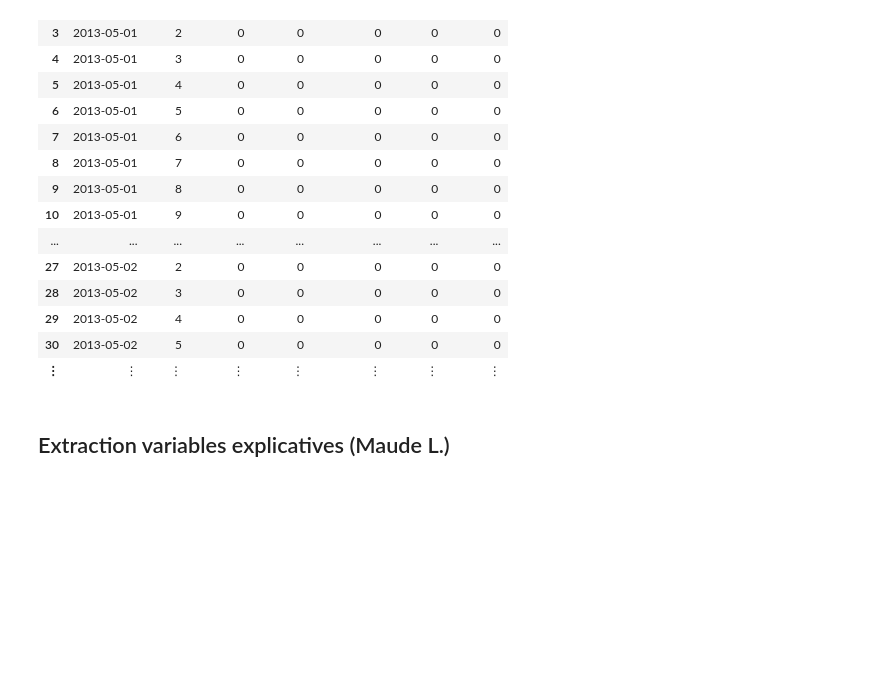
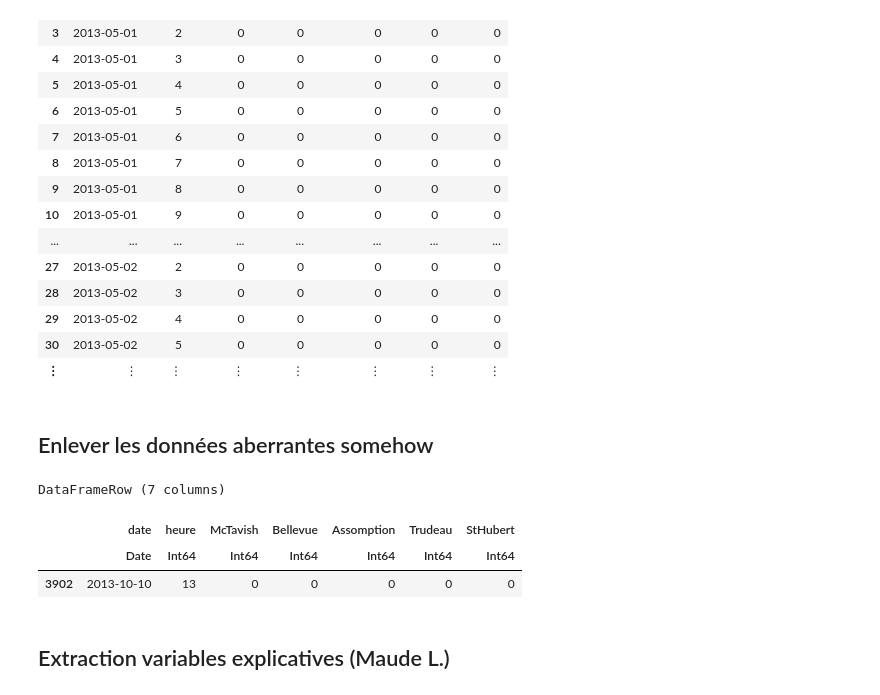
Before and after one commit to gafaua/projetMTH3302, a Jupyter notebook: ProjetA19.ipynb, the cells around one changed output. Cells and saved outputs as stored; diff of their text form; code cells hidden in the pictures; blank space fills up the shorter version.

```diff
--- a/ProjetA19.ipynb
+++ b/ProjetA19.ipynb
@@ -169,6 +169,16 @@ dropmissing!(data_full)
 | 29 | 2013-05-02 | 4 | 0 | 0 | 0 | 0 | 0 |
 | 30 | 2013-05-02 | 5 | 0 | 0 | 0 | 0 | 0 |
 | ⋮ | ⋮ | ⋮ | ⋮ | ⋮ | ⋮ | ⋮ | ⋮ |
+# %% [markdown]
+## Enlever les données aberrantes somehow
+# %%
+data_full[3902, 3] = 0
+data_full[3902, 7] = 0
+# %% [output]
+DataFrameRow (7 columns)
+|  | date | heure | McTavish | Bellevue | Assomption | Trudeau | StHubert |
+|  | Date | Int64 | Int64 | Int64 | Int64 | Int64 | Int64 |
+| 3902 | 2013-10-10 | 13 | 0 | 0 | 0 | 0 | 0 |
 # %% [markdown]
 ## Extraction variables explicatives (Maude L.)
 # %%
```
Also changed, not shown: parts of 16 cells of this notebook.
